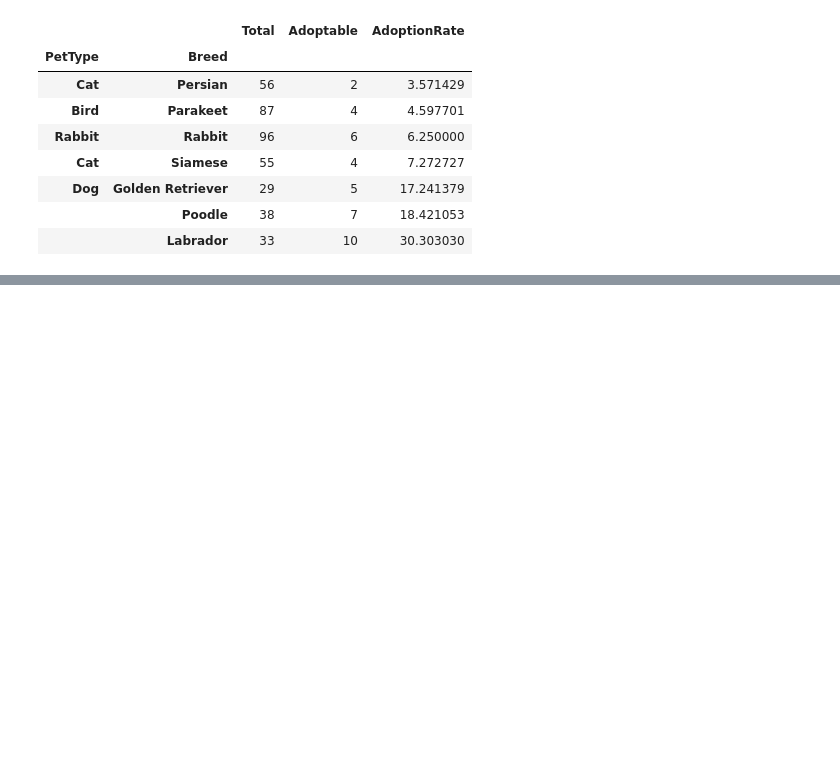
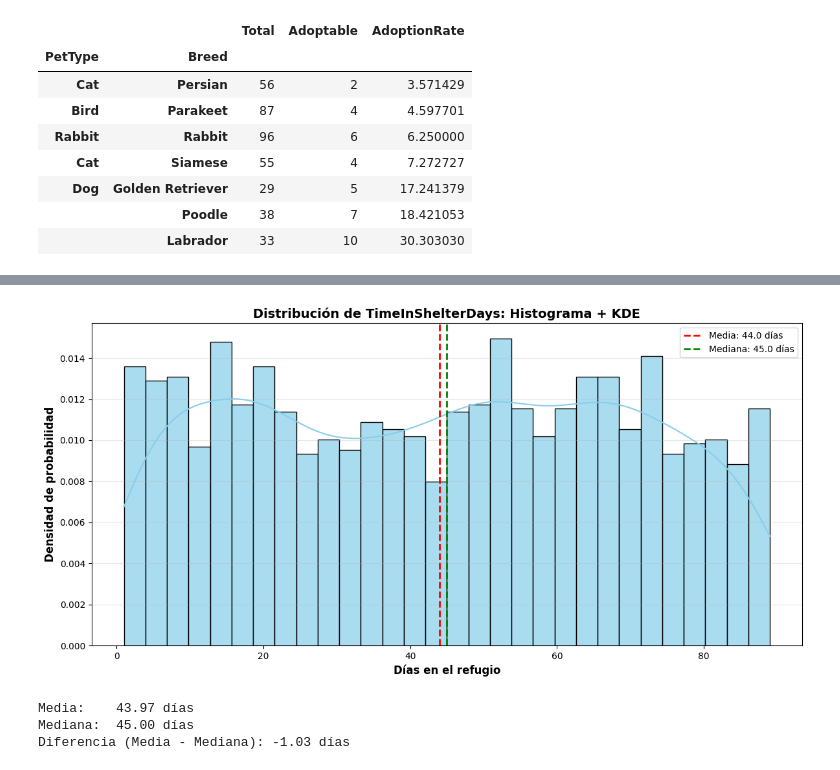
Before and after one commit to Bootcamp-IA-P6/Proyect_V_Regression_Team3, a Jupyter notebook: noteboooks/01_eda.ipynb, the cells around one changed output, grey strips where cells are left out. Drawn from its saved outputs; the diff is of its cells as text; code cells hidden in the pictures; blank space fills up the shorter version.

```diff
--- a/noteboooks/01_eda.ipynb
+++ b/noteboooks/01_eda.ipynb
@@ -408,0 +275,43 @@ Rango normal: -46.5 a 133.5 días
+# %%
+# ============================================
+# Histograma + KDE de TimeInShelterDays
+# ============================================
+
+plt.figure(figsize=(12, 6))
+
+sns.histplot(
+    data=df,
+    x='TimeInShelterDays',
+    bins=30,
+    kde=True,
+    color='skyblue',
+    edgecolor='black',
+    stat='density',
+    alpha=0.7
+)
+
+media = df['TimeInShelterDays'].mean()
+mediana = df['TimeInShelterDays'].median()
+
+plt.axvline(x=media, color='red', linestyle='--', linewidth=2,
+            label=f'Media: {media:.1f} días')
+plt.axvline(x=mediana, color='green', linestyle='--', linewidth=2,
+            label=f'Mediana: {mediana:.1f} días')
+
+plt.xlabel('Días en el refugio', fontsize=12, fontweight='bold')
+plt.ylabel('Densidad de probabilidad', fontsize=12, fontweight='bold')
+plt.title('Distribución de TimeInShelterDays: Histograma + KDE',
+        fontsize=14, fontweight='bold')
+plt.legend()
+plt.grid(axis='y', alpha=0.3)
+plt.tight_layout()
+plt.show()
+
+print(f"Media:    {media:.2f} días")
+print(f"Mediana:  {mediana:.2f} días")
+print(f"Diferencia (Media - Mediana): {media - mediana:.2f} días")
+# %% [output]
+[figure, added]
+Media:    43.97 días
+Mediana:  45.00 días
+Diferencia (Media - Mediana): -1.03 días
```
Also changed, not shown: parts of 20 cells of this notebook.
